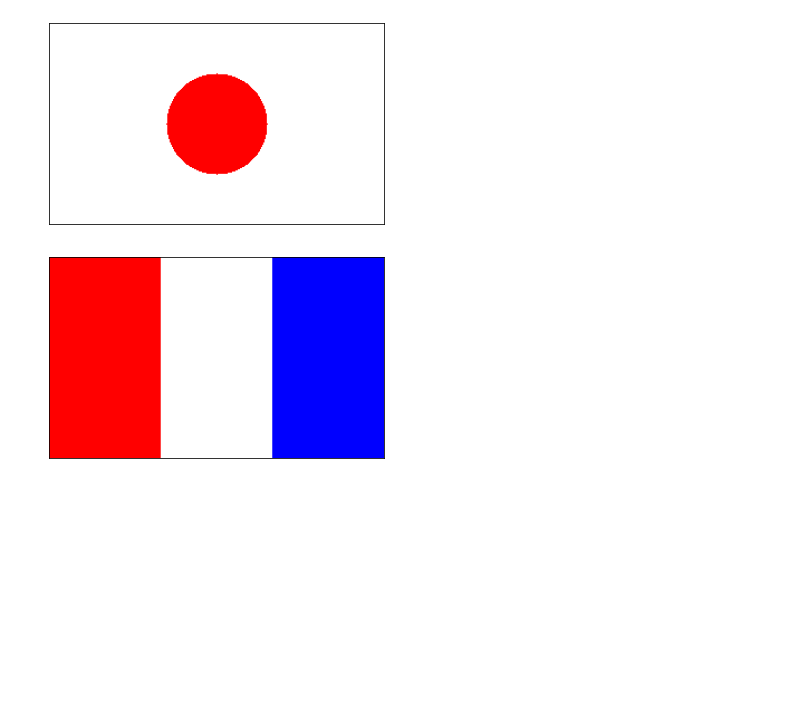
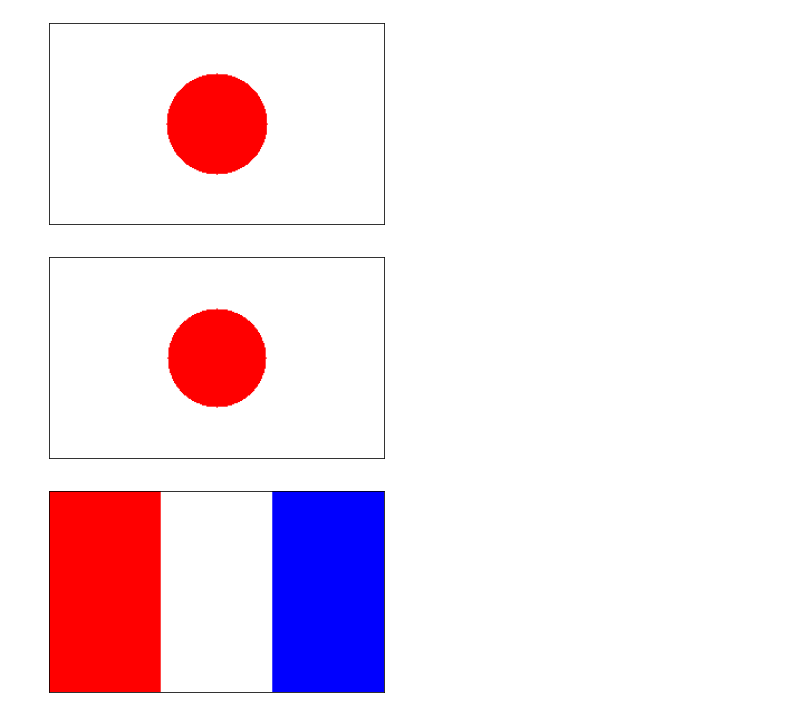
Before and after one commit to jcamponovo/Jupenv, a Jupyter notebook: Chapitre_00/4.1_TD_drapeaux.ipynb, the cells around one changed output. Cells and saved outputs as stored; diff of their text form; code cells hidden in the pictures; blank space fills up the shorter version.

```diff
--- a/Chapitre_00/4.1_TD_drapeaux.ipynb
+++ b/Chapitre_00/4.1_TD_drapeaux.ipynb
@@ -267,3 +298,12 @@ plt.show()
+# %%
+img = cv2.imread("japan2.ppm")
+img = cv2.cvtColor(img,cv2.COLOR_BGR2RGB)
+plt.xticks([])
+plt.yticks([])
+plt.imshow(img)
+plt.show()
+# %% [output]
+[figure, added]
 # %%
 # travail en coordonnées pour ceux qui savent déjà manipuler les listes
 
```
Also changed, not shown: parts of 2 cells of this notebook.
